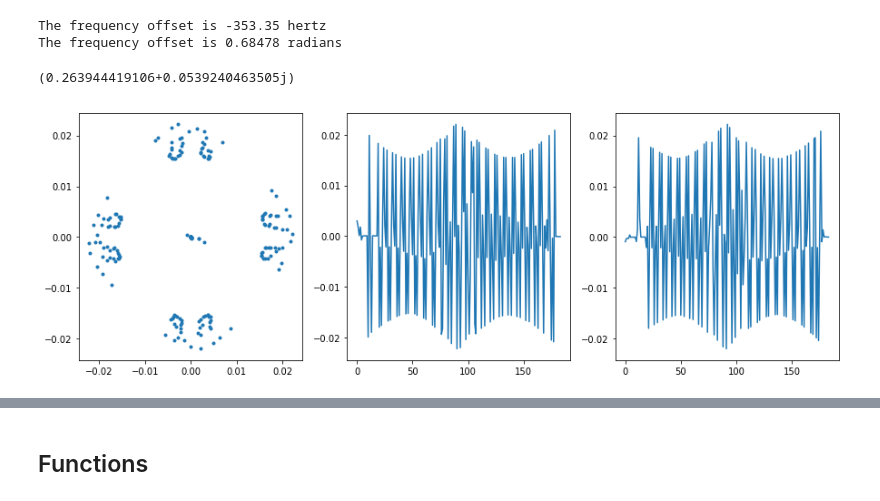
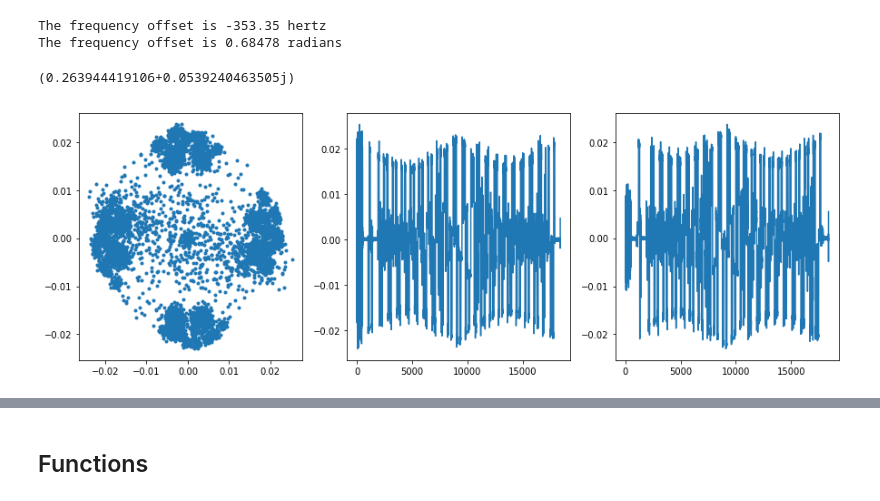
Before and after one commit to kailevy/usrp_2.5, a Jupyter notebook: Vis.ipynb, the cells around one changed output, grey strips where cells are left out. Cells and saved outputs as stored; diff of their text form; code cells hidden in the pictures.

```diff
--- a/Vis.ipynb
+++ b/Vis.ipynb
@@ -51,9 +51,7 @@ The frequency offset is -353.35 hertz
 The frequency offset is 0.68478 radians
 # %%
 trimmed = autoTrim(signal,header,footer)
-sampled=sample(trimmed)
-res = sampled#*(1j)
-fullPlot(res)
+fullPlot(trimmed)
 # %% [output]
 (0.263944419106+0.0539240463505j)
-[figure, old version]
+[figure, new version]
```
Also changed, not shown: parts of 9 cells of this notebook.
